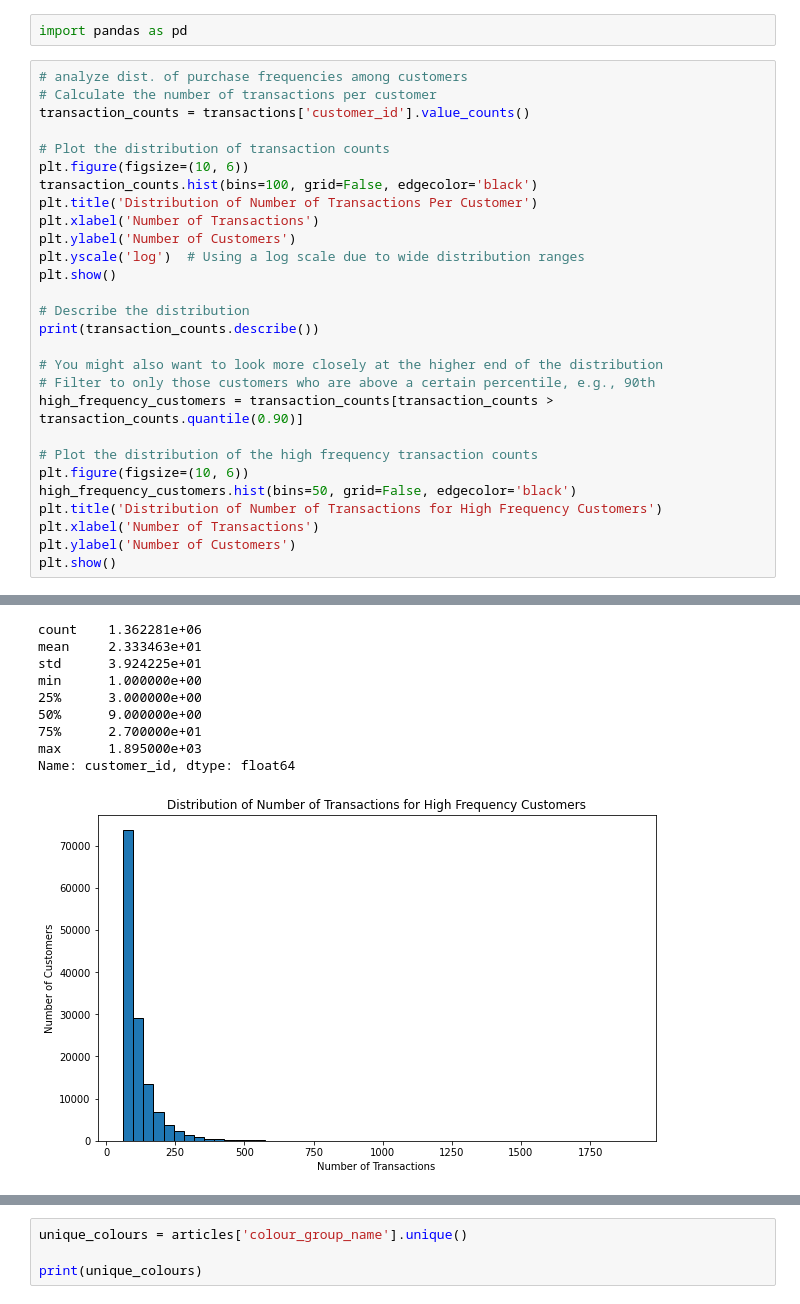
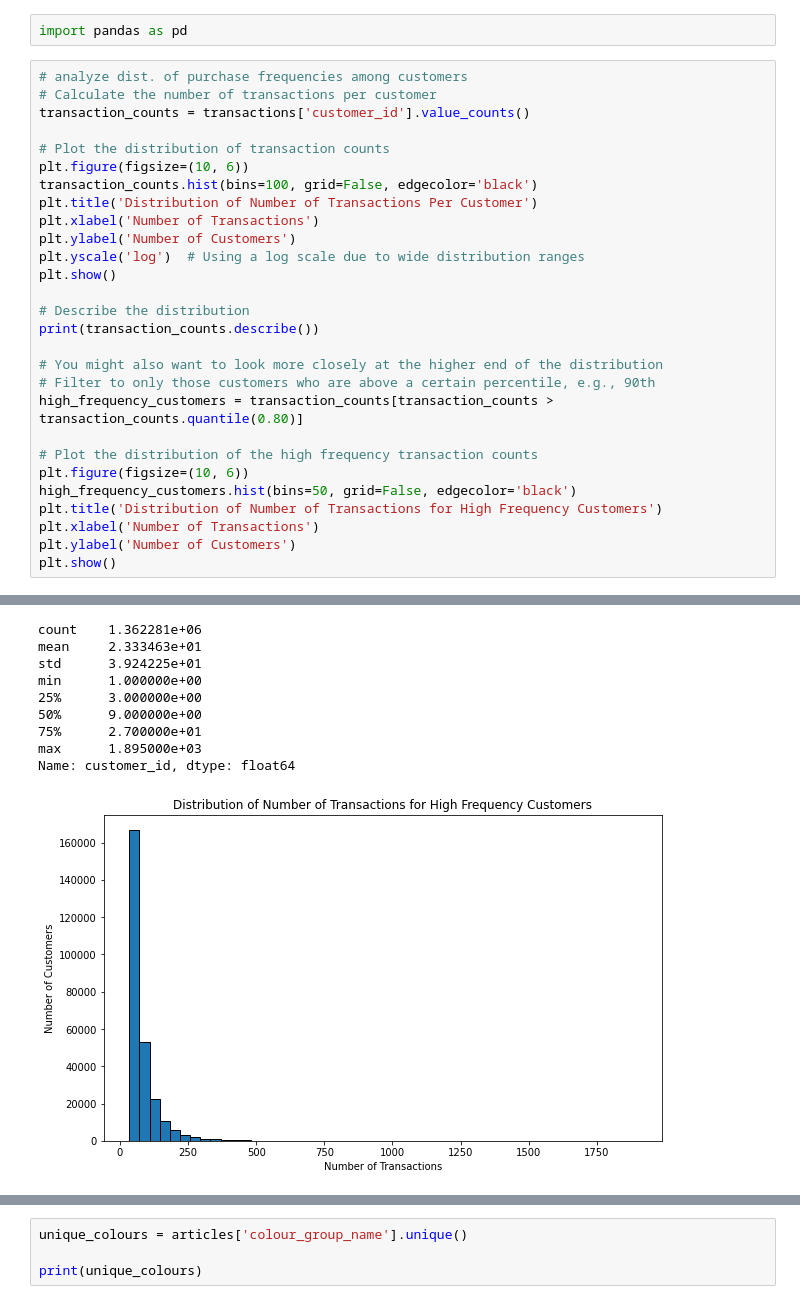
Before and after one commit to LienM/ai-project-23-24, a Jupyter notebook: GauthierLeCompte/research_question/research_question.ipynb, the cells around one changed output, grey strips where cells are left out. Saved outputs shown, nothing was run; the diff lists cells and outputs as text.

```diff
--- a/GauthierLeCompte/research_question/research_question.ipynb
+++ b/GauthierLeCompte/research_question/research_question.ipynb
@@ -40,35 +40,35 @@ transaction_counts.hist(bins=100, grid=False, edgecolor='black')
 plt.title('Distribution of Number of Transactions Per Customer')
 plt.xlabel('Number of Transactions')
 plt.ylabel('Number of Customers')
 plt.yscale('log')  # Using a log scale due to wide distribution ranges
 plt.show()
 
 # Describe the distribution
 print(transaction_counts.describe())
 
 # You might also want to look more closely at the higher end of the distribution
 # Filter to only those customers who are above a certain percentile, e.g., 90th
-high_frequency_customers = transaction_counts[transaction_counts > transaction_counts.quantile(0.90)]
+high_frequency_customers = transaction_counts[transaction_counts > transaction_counts.quantile(0.80)]
 
 # Plot the distribution of the high frequency transaction counts
 plt.figure(figsize=(10, 6))
 high_frequency_customers.hist(bins=50, grid=False, edgecolor='black')
 plt.title('Distribution of Number of Transactions for High Frequency Customers')
 plt.xlabel('Number of Transactions')
 plt.ylabel('Number of Customers')
 plt.show()
 # %% [output]
 [figure]
 count    1.362281e+06
 mean     2.333463e+01
 std      3.924225e+01
 min      1.000000e+00
 25%      3.000000e+00
 50%      9.000000e+00
 75%      2.700000e+01
 max      1.895000e+03
 Name: customer_id, dtype: float64
-[figure, old version]
+[figure, new version]
 # %%
 # Define frequent buyers as those with more transactions than the 75th percentile
 frequent_buyer_threshold = transaction_counts.quantile(0.80)
```
Also changed, not shown: parts of 9 cells of this notebook, 4 other files.
